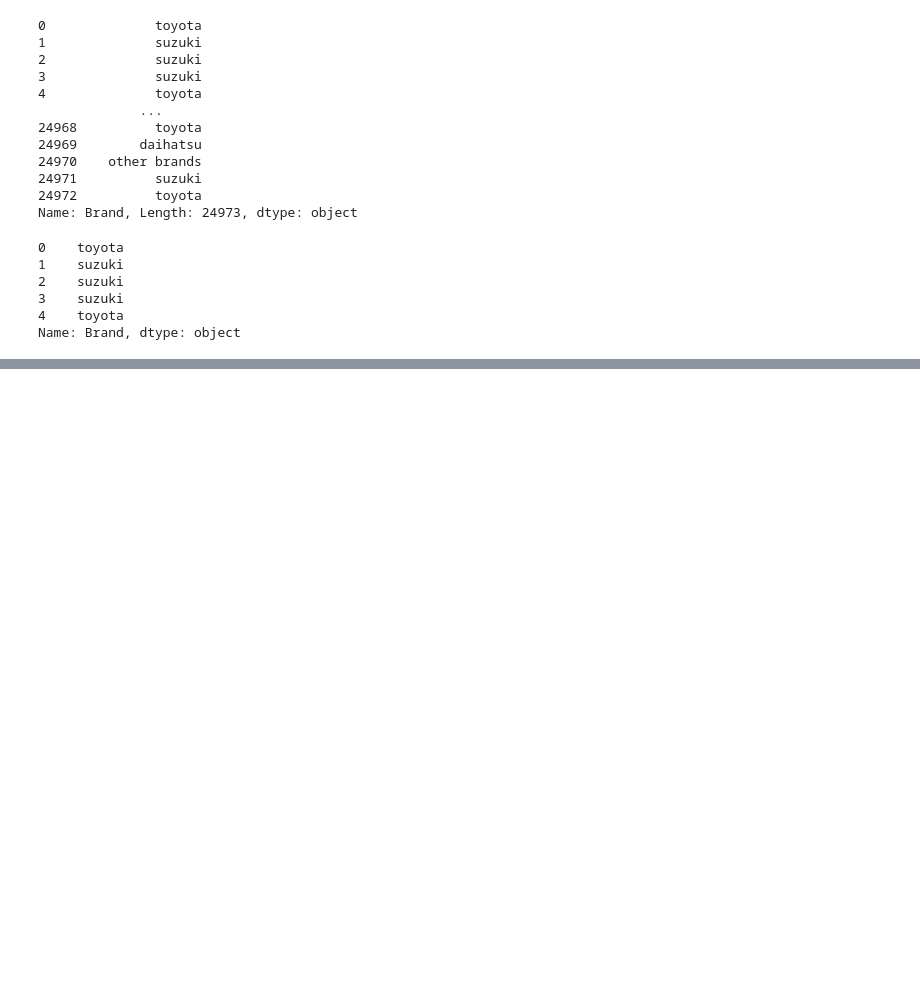
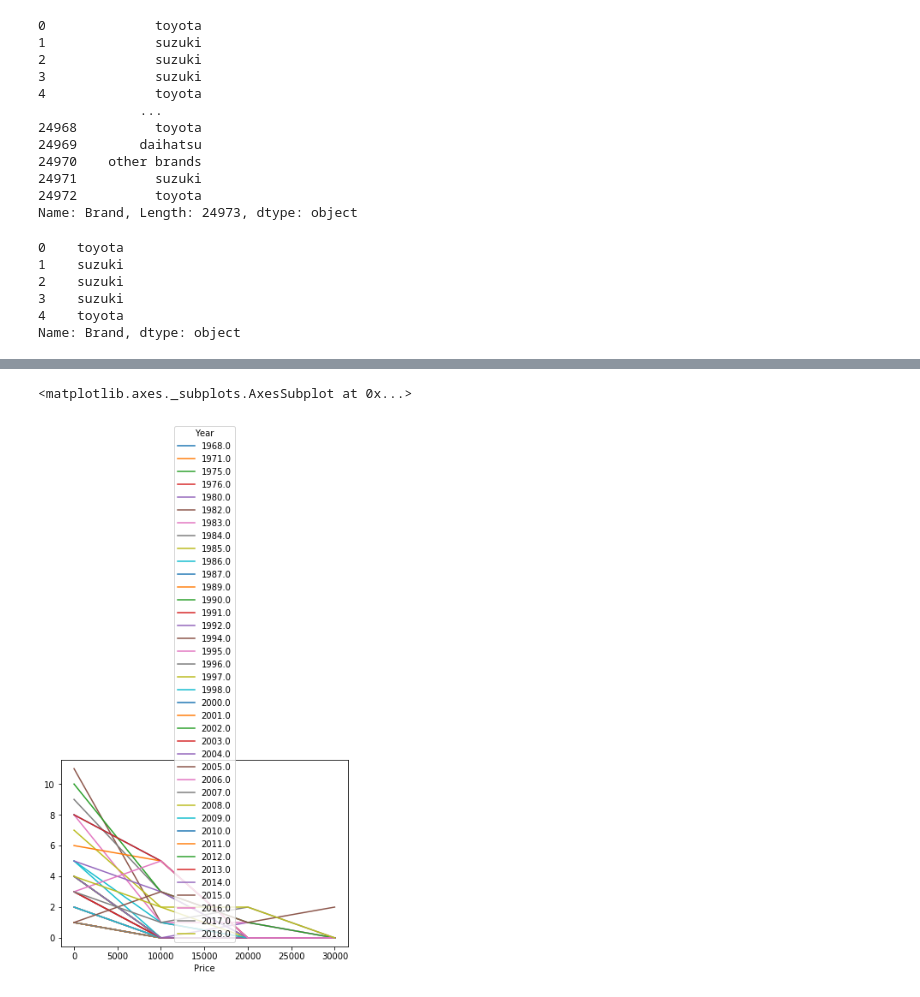
Before and after one commit to E-RROR/ml-course-files, a Jupyter notebook: ML/try-panda.ipynb, the cells around one changed output, grey strips where cells are left out. Cells and saved outputs as stored; diff of their text form; code cells hidden in the pictures; blank space fills up the shorter version.

```diff
--- a/ML/try-panda.ipynb
+++ b/ML/try-panda.ipynb
@@ -192,3 +192,14 @@ cars_set["Brand"].head()
 3    suzuki
 4    toyota
 Name: Brand, dtype: object
+# %%
+## drop the missing data
+## we can fill missing data with fillna
+## but we don't have missing data
+cars_set.dropna(inplace=True)
+# %%
+## Create column with an List and Multiple Values
+cars_set["Is Expensive"] = cars_set["Price"] > 100000
+## Create column with single value
+cars_set["Test"] = "test"
+cars_set.head()
@@ -194,0 +213,4 @@ Name: Brand, dtype: object
+# %%
+## Drop columns
+cars_set = cars_set.drop("Is Expensive",axis=1)
+cars_set.head()
@@ -194,0 +247,9 @@ Name: Brand, dtype: object
+# %%
+## Convert Price to real price
+## Main concept in this is changing a column value
+cars_set["Price"] = cars_set["Price"].apply(lambda x: x // 10)
+# %%
+pd.crosstab(cars_set["Price"].sample(frac=0.1),cars_set["Year"].sample(frac=0.1)).plot()
+# %% [output]
+<matplotlib.axes._subplots.AxesSubplot at 0x...>
+[figure, added]
```
Also changed, not shown: parts of 5 cells of this notebook.
